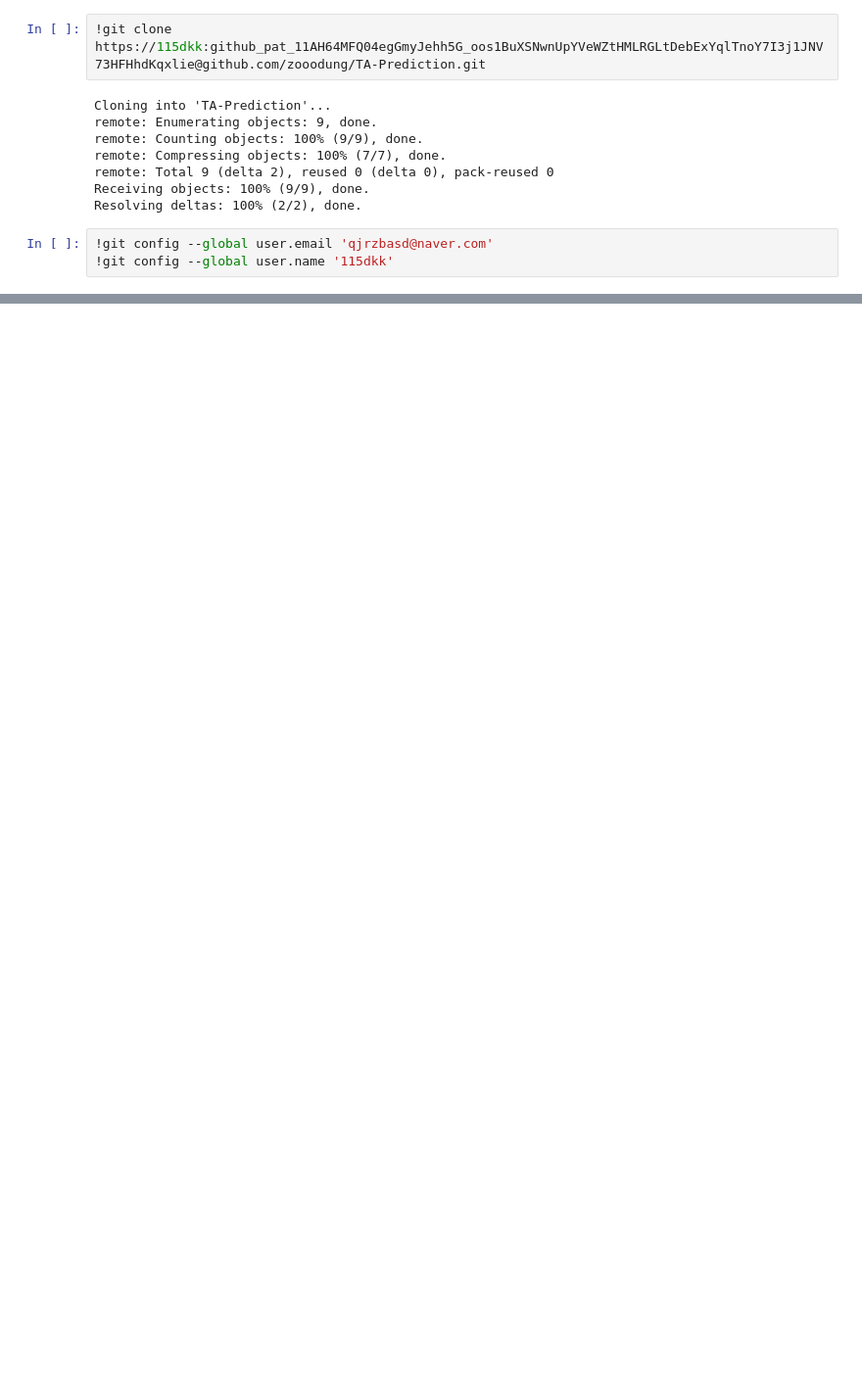
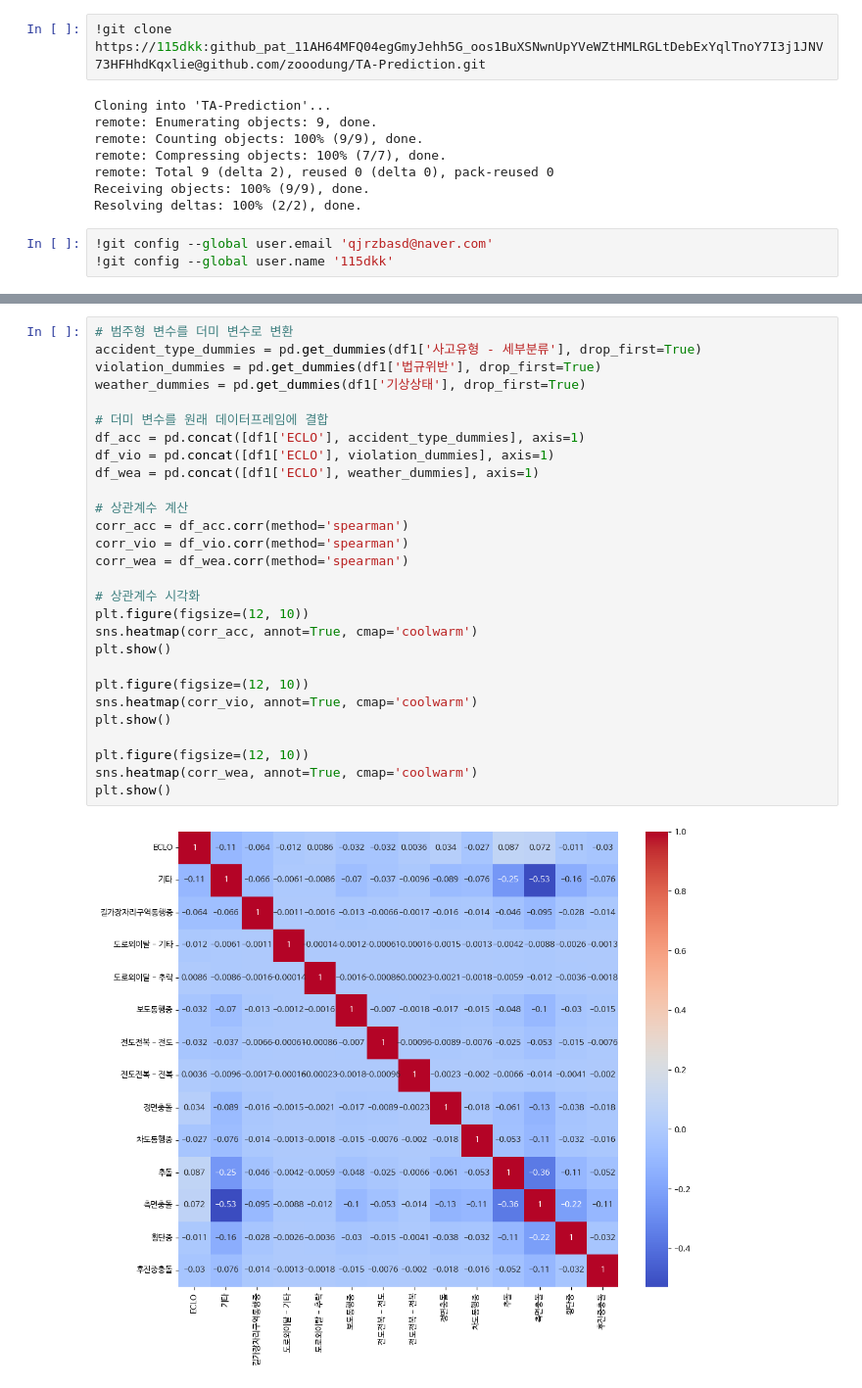
Before and after one commit to zooodung/TA-Prediction, a Jupyter notebook: ta_115dkk.ipynb, the cells around one changed output, grey strips where cells are left out. Shown at 98% size. Cells and saved outputs as stored; diff of their text form; blank space fills up the shorter version.

```diff
--- a/ta_115dkk.ipynb
+++ b/ta_115dkk.ipynb
@@ -133,0 +172,30 @@ Resolving deltas: 100% (2/2), done.
+# %%
+# 범주형 변수를 더미 변수로 변환
+accident_type_dummies = pd.get_dummies(df1['사고유형 - 세부분류'], drop_first=True)
+violation_dummies = pd.get_dummies(df1['법규위반'], drop_first=True)
+weather_dummies = pd.get_dummies(df1['기상상태'], drop_first=True)
+
+# 더미 변수를 원래 데이터프레임에 결합
+df_acc = pd.concat([df1['ECLO'], accident_type_dummies], axis=1)
+df_vio = pd.concat([df1['ECLO'], violation_dummies], axis=1)
+df_wea = pd.concat([df1['ECLO'], weather_dummies], axis=1)
+
+# 상관계수 계산
+corr_acc = df_acc.corr(method='spearman')
+corr_vio = df_vio.corr(method='spearman')
+corr_wea = df_wea.corr(method='spearman')
+
+# 상관계수 시각화
+plt.figure(figsize=(12, 10))
+sns.heatmap(corr_acc, annot=True, cmap='coolwarm')
+plt.show()
+
+plt.figure(figsize=(12, 10))
+sns.heatmap(corr_vio, annot=True, cmap='coolwarm')
+plt.show()
+
+plt.figure(figsize=(12, 10))
+sns.heatmap(corr_wea, annot=True, cmap='coolwarm')
+plt.show()
+# %% [output]
+[figure, added]
```
Also changed, not shown: parts of 10 cells of this notebook.
